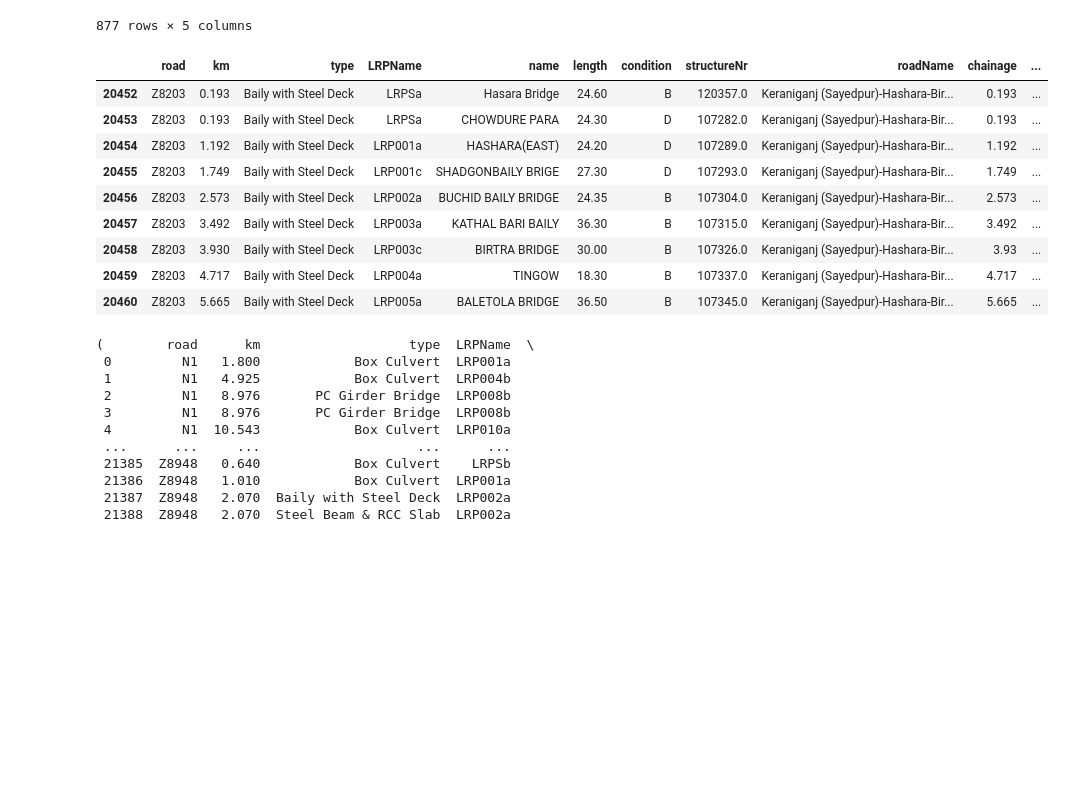
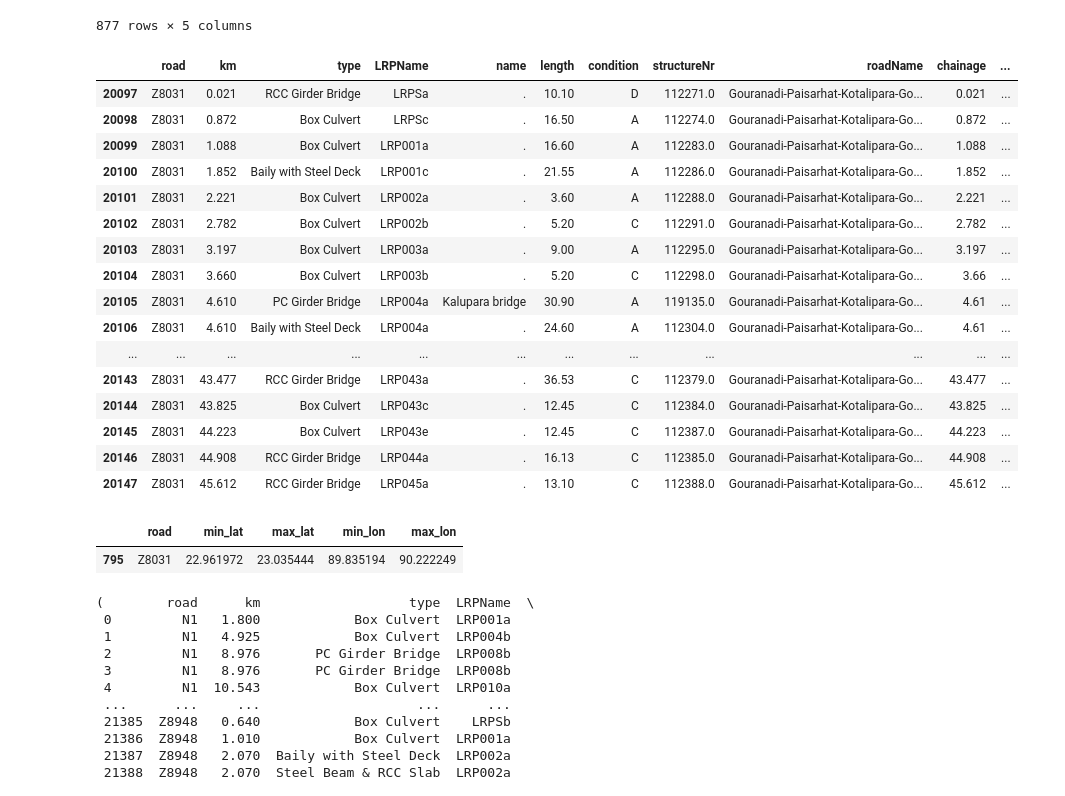
Before and after one commit to Anne-JS/advanced_simulation, a Jupyter notebook: sven_doet_dingen.ipynb, the cells around one changed output. Drawn from its saved outputs; the diff is of its cells as text; code cells hidden in the pictures; blank space fills up the shorter version.

```diff
--- a/sven_doet_dingen.ipynb
+++ b/sven_doet_dingen.ipynb
@@ -42,18 +47,30 @@ df_road_ranges
 | 876 | Z8943 | 22.423083 | 22.430249 | 90.768916 | 90.849472 |
 877 rows × 5 columns
 # %%
-bmms[bmms['road'] == 'Z8203']
+bmms[bmms['road'] == 'Z8031']
 # %% [output]
 |  | road | km | type | LRPName | name | length | condition | structureNr | roadName | chainage | ... |
-| 20452 | Z8203 | 0.193 | Baily with Steel Deck | LRPSa | Hasara Bridge | 24.60 | B | 120357.0 | Keraniganj (Sayedpur)-Hashara-Bir... | 0.193 | ... |
-| 20453 | Z8203 | 0.193 | Baily with Steel Deck | LRPSa | CHOWDURE PARA | 24.30 | D | 107282.0 | Keraniganj (Sayedpur)-Hashara-Bir... | 0.193 | ... |
-| 20454 | Z8203 | 1.192 | Baily with Steel Deck | LRP001a | HASHARA(EAST) | 24.20 | D | 107289.0 | Keraniganj (Sayedpur)-Hashara-Bir... | 1.192 | ... |
-| 20455 | Z8203 | 1.749 | Baily with Steel Deck | LRP001c | SHADGONBAILY BRIGE | 27.30 | D | 107293.0 | Keraniganj (Sayedpur)-Hashara-Bir... | 1.749 | ... |
-| 20456 | Z8203 | 2.573 | Baily with Steel Deck | LRP002a | BUCHID BAILY BRIDGE | 24.35 | B | 107304.0 | Keraniganj (Sayedpur)-Hashara-Bir... | 2.573 | ... |
-| 20457 | Z8203 | 3.492 | Baily with Steel Deck | LRP003a | KATHAL BARI BAILY | 36.30 | B | 107315.0 | Keraniganj (Sayedpur)-Hashara-Bir... | 3.492 | ... |
-| 20458 | Z8203 | 3.930 | Baily with Steel Deck | LRP003c | BIRTRA BRIDGE | 30.00 | B | 107326.0 | Keraniganj (Sayedpur)-Hashara-Bir... | 3.93 | ... |
-| 20459 | Z8203 | 4.717 | Baily with Steel Deck | LRP004a | TINGOW | 18.30 | B | 107337.0 | Keraniganj (Sayedpur)-Hashara-Bir... | 4.717 | ... |
-| 20460 | Z8203 | 5.665 | Baily with Steel Deck | LRP005a | BALETOLA BRIDGE | 36.50 | B | 107345.0 | Keraniganj (Sayedpur)-Hashara-Bir... | 5.665 | ... |
+| 20097 | Z8031 | 0.021 | RCC Girder Bridge | LRPSa | . | 10.10 | D | 112271.0 | Gouranadi-Paisarhat-Kotalipara-Go... | 0.021 | ... |
+| 20098 | Z8031 | 0.872 | Box Culvert | LRPSc | . | 16.50 | A | 112274.0 | Gouranadi-Paisarhat-Kotalipara-Go... | 0.872 | ... |
+| 20099 | Z8031 | 1.088 | Box Culvert | LRP001a | . | 16.60 | A | 112283.0 | Gouranadi-Paisarhat-Kotalipara-Go... | 1.088 | ... |
+| 20100 | Z8031 | 1.852 | Baily with Steel Deck | LRP001c | . | 21.55 | A | 112286.0 | Gouranadi-Paisarhat-Kotalipara-Go... | 1.852 | ... |
+| 20101 | Z8031 | 2.221 | Box Culvert | LRP002a | . | 3.60 | A | 112288.0 | Gouranadi-Paisarhat-Kotalipara-Go... | 2.221 | ... |
+| 20102 | Z8031 | 2.782 | Box Culvert | LRP002b | . | 5.20 | C | 112291.0 | Gouranadi-Paisarhat-Kotalipara-Go... | 2.782 | ... |
+| 20103 | Z8031 | 3.197 | Box Culvert | LRP003a | . | 9.00 | A | 112295.0 | Gouranadi-Paisarhat-Kotalipara-Go... | 3.197 | ... |
+| 20104 | Z8031 | 3.660 | Box Culvert | LRP003b | . | 5.20 | C | 112298.0 | Gouranadi-Paisarhat-Kotalipara-Go... | 3.66 | ... |
+| 20105 | Z8031 | 4.610 | PC Girder Bridge | LRP004a | Kalupara bridge | 30.90 | A | 119135.0 | Gouranadi-Paisarhat-Kotalipara-Go... | 4.61 | ... |
+| 20106 | Z8031 | 4.610 | Baily with Steel Deck | LRP004a | . | 24.60 | A | 112304.0 | Gouranadi-Paisarhat-Kotalipara-Go... | 4.61 | ... |
+| ... | ... | ... | ... | ... | ... | ... | ... | ... | ... | ... | ... |
+| 20143 | Z8031 | 43.477 | RCC Girder Bridge | LRP043a | . | 36.53 | C | 112379.0 | Gouranadi-Paisarhat-Kotalipara-Go... | 43.477 | ... |
+| 20144 | Z8031 | 43.825 | Box Culvert | LRP043c | . | 12.45 | C | 112384.0 | Gouranadi-Paisarhat-Kotalipara-Go... | 43.825 | ... |
+| 20145 | Z8031 | 44.223 | Box Culvert | LRP043e | . | 12.45 | C | 112387.0 | Gouranadi-Paisarhat-Kotalipara-Go... | 44.223 | ... |
+| 20146 | Z8031 | 44.908 | RCC Girder Bridge | LRP044a | . | 16.13 | C | 112385.0 | Gouranadi-Paisarhat-Kotalipara-Go... | 44.908 | ... |
+| 20147 | Z8031 | 45.612 | RCC Girder Bridge | LRP045a | . | 13.10 | C | 112388.0 | Gouranadi-Paisarhat-Kotalipara-Go... | 45.612 | ... |
+# %%
+df_road_ranges[df_road_ranges['road'] == 'Z8031']
+# %% [output]
+|  | road | min_lat | max_lat | min_lon | max_lon |
+| 795 | Z8031 | 22.961972 | 23.035444 | 89.835194 | 90.222249 |
 # %%
 Functions.make_files(bmms, df_rds)
 # %% [output]
```
Also changed, not shown: parts of 3 cells of this notebook, 3 other files.
